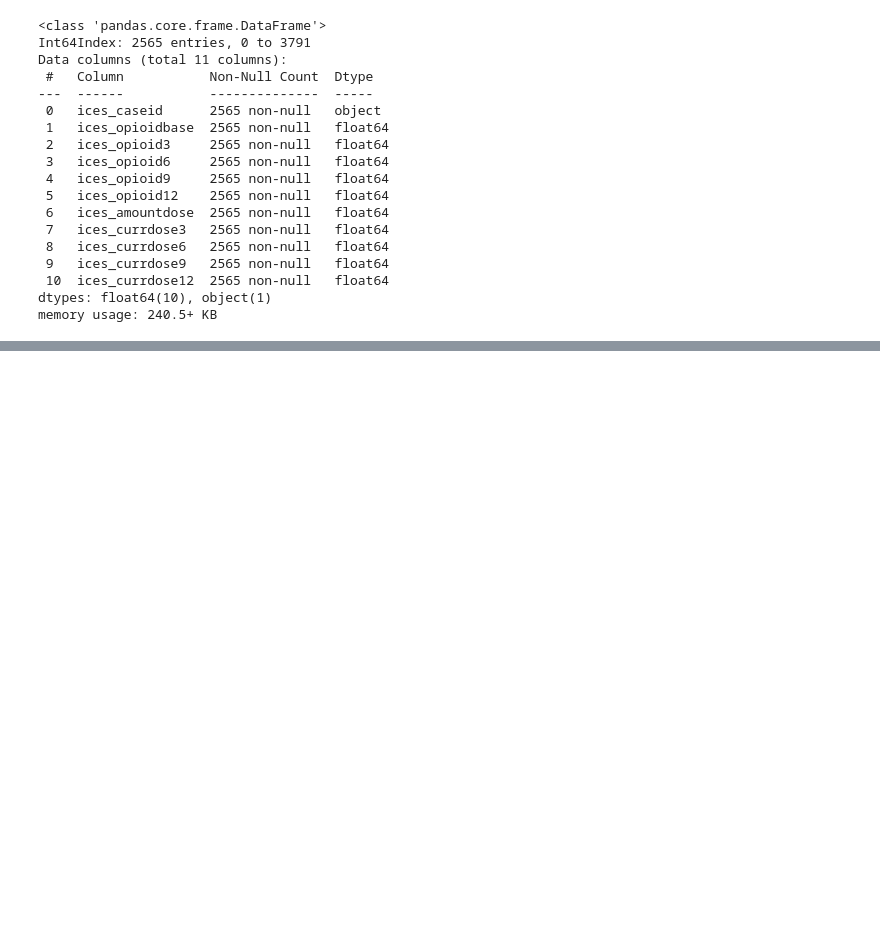
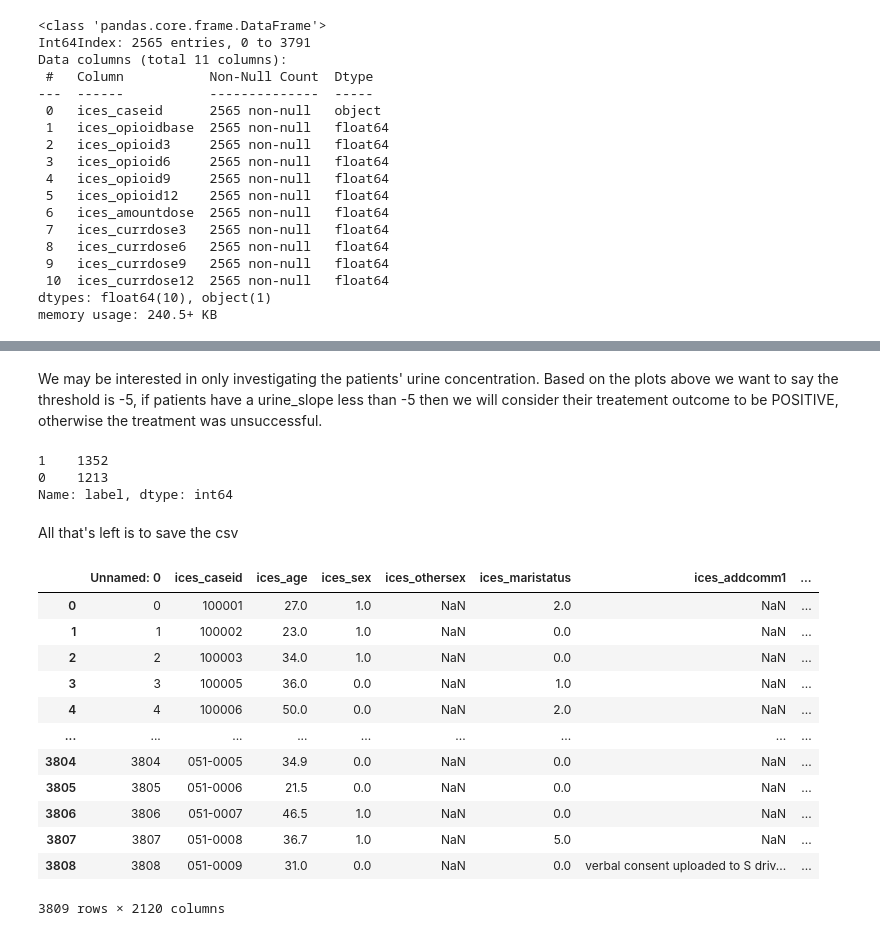
Before and after one commit to McMasterAI/POST_study_Project, a Jupyter notebook: notebooks/Cleaning and Labeling.ipynb, the cells around one changed output, grey strips where cells are left out. Cells and saved outputs as stored; diff of their text form; code cells hidden in the pictures; blank space fills up the shorter version.

```diff
--- a/notebooks/Cleaning and Labeling.ipynb
+++ b/notebooks/Cleaning and Labeling.ipynb
@@ -271,0 +260,2 @@ All that's left is to save the csv
+# %% [markdown]
+We may be interested in only investigating the patients' urine concentration. Based on the plots above we want to say the threshold is -5, if patients have a urine_slope less than -5 then we will consider their treatement outcome to be POSITIVE, otherwise the treatment was unsuccessful.
@@ -271,0 +264,24 @@ All that's left is to save the csv
+# %%
+df_clean['label'].value_counts()
+# %% [output]
+1    1352
+0    1213
+Name: label, dtype: int64
+# %% [markdown]
+All that's left is to save the csv
+# %%
+df
+# %% [output]
+|  | Unnamed: 0 | ices_caseid | ices_age | ices_sex | ices_othersex | ices_maristatus | ices_addcomm1 | ... |
+| 0 | 0 | 100001 | 27.0 | 1.0 | NaN | 2.0 | NaN | ... |
+| 1 | 1 | 100002 | 23.0 | 1.0 | NaN | 0.0 | NaN | ... |
+| 2 | 2 | 100003 | 34.0 | 1.0 | NaN | 0.0 | NaN | ... |
+| 3 | 3 | 100005 | 36.0 | 0.0 | NaN | 1.0 | NaN | ... |
+| 4 | 4 | 100006 | 50.0 | 0.0 | NaN | 2.0 | NaN | ... |
+| ... | ... | ... | ... | ... | ... | ... | ... | ... |
+| 3804 | 3804 | 051-0005 | 34.9 | 0.0 | NaN | 0.0 | NaN | ... |
+| 3805 | 3805 | 051-0006 | 21.5 | 0.0 | NaN | 0.0 | NaN | ... |
+| 3806 | 3806 | 051-0007 | 46.5 | 1.0 | NaN | 0.0 | NaN | ... |
+| 3807 | 3807 | 051-0008 | 36.7 | 1.0 | NaN | 5.0 | NaN | ... |
+| 3808 | 3808 | 051-0009 | 31.0 | 0.0 | NaN | 0.0 | verbal consent uploaded to S driv... | ... |
+3809 rows × 2120 columns
```
Also changed, not shown: parts of 25 cells of this notebook.
